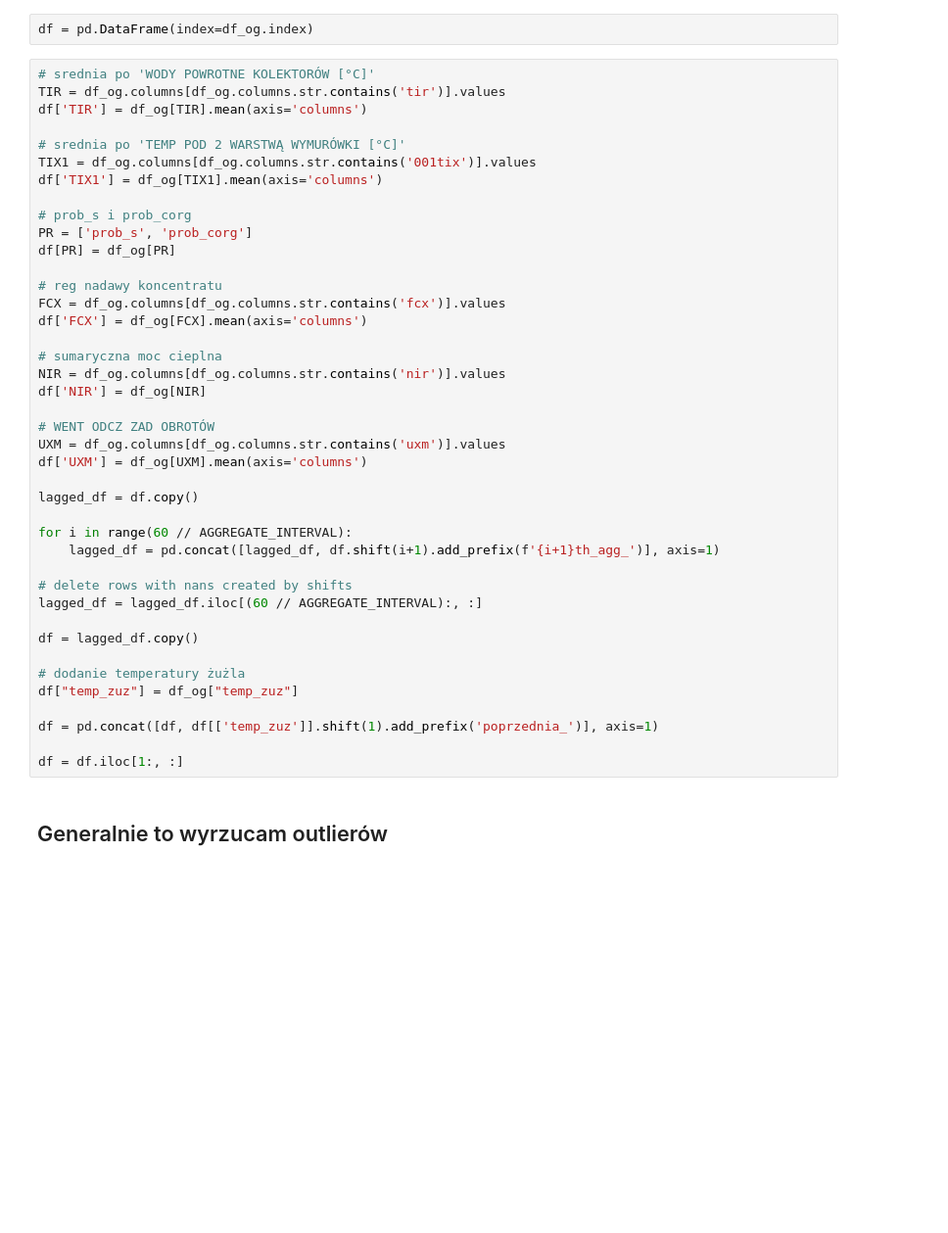
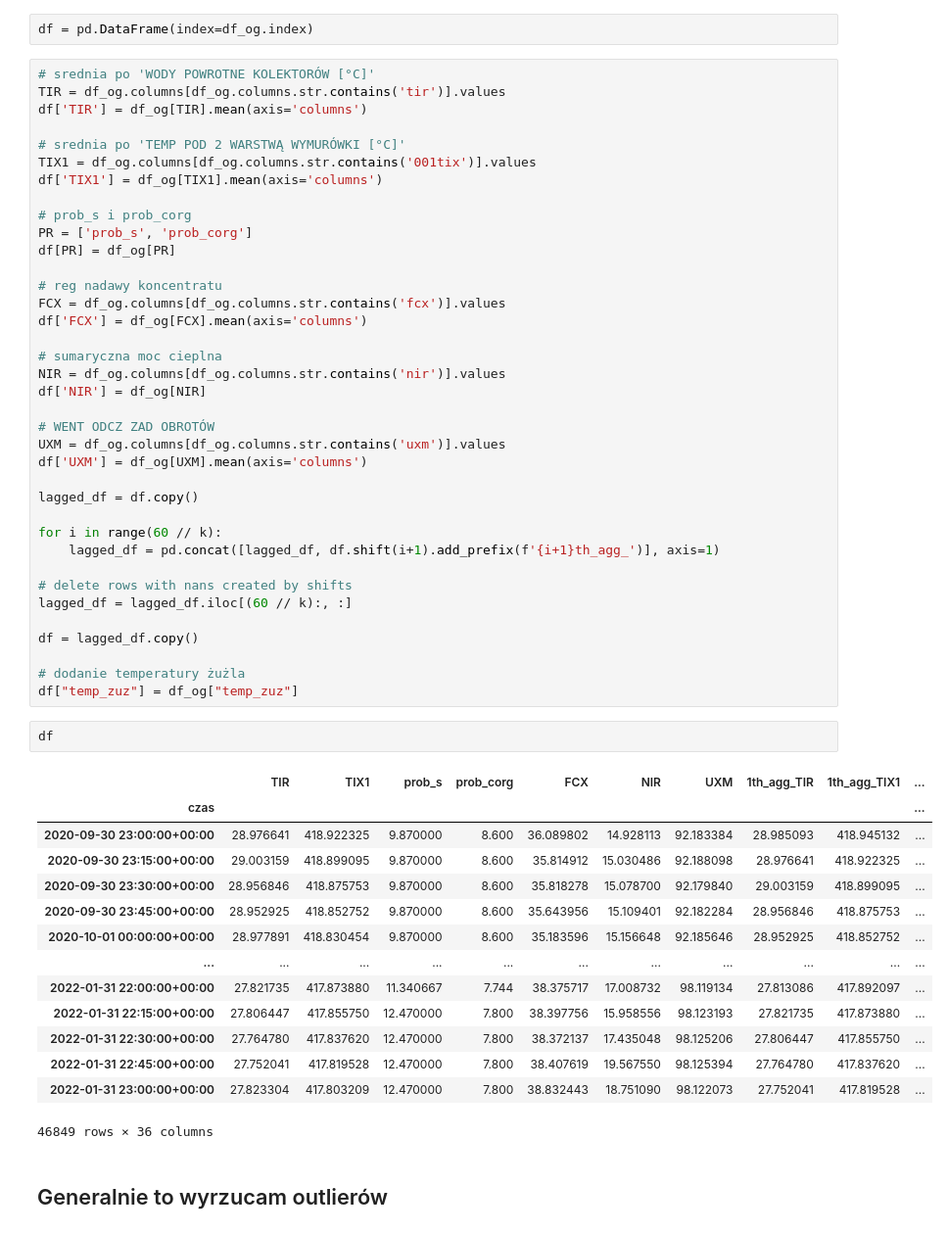
Before and after one commit to falowane-garnki/cuvalley, a Jupyter notebook: src/data_processing/data_processing.ipynb, the cells around one changed output. Shown at 98% size. Saved outputs shown, nothing was run; the diff lists cells and outputs as text; blank space fills up the shorter version.

```diff
--- a/src/data_processing/data_processing.ipynb
+++ b/src/data_processing/data_processing.ipynb
@@ -47,20 +47,33 @@ df['UXM'] = df_og[UXM].mean(axis='columns')
 
 lagged_df = df.copy()
 
-for i in range(60 // AGGREGATE_INTERVAL):
+for i in range(60 // k):
     lagged_df = pd.concat([lagged_df, df.shift(i+1).add_prefix(f'{i+1}th_agg_')], axis=1)
 
 # delete rows with nans created by shifts
-lagged_df = lagged_df.iloc[(60 // AGGREGATE_INTERVAL):, :]
+lagged_df = lagged_df.iloc[(60 // k):, :]
 
 df = lagged_df.copy()
 
 # dodanie temperatury żużla
 df["temp_zuz"] = df_og["temp_zuz"]
-
-df = pd.concat([df, df[['temp_zuz']].shift(1).add_prefix('poprzednia_')], axis=1)
-
-df = df.iloc[1:, :]
+# %%
+df
+# %% [output]
+|  | TIR | TIX1 | prob_s | prob_corg | FCX | NIR | UXM | 1th_agg_TIR | 1th_agg_TIX1 | ... |
+| czas |  |  |  |  |  |  |  |  |  | ... |
+| 2020-09-30 23:00:00+00:00 | 28.976641 | 418.922325 | 9.870000 | 8.600 | 36.089802 | 14.928113 | 92.183384 | 28.985093 | 418.945132 | ... |
+| 2020-09-30 23:15:00+00:00 | 29.003159 | 418.899095 | 9.870000 | 8.600 | 35.814912 | 15.030486 | 92.188098 | 28.976641 | 418.922325 | ... |
+| 2020-09-30 23:30:00+00:00 | 28.956846 | 418.875753 | 9.870000 | 8.600 | 35.818278 | 15.078700 | 92.179840 | 29.003159 | 418.899095 | ... |
+| 2020-09-30 23:45:00+00:00 | 28.952925 | 418.852752 | 9.870000 | 8.600 | 35.643956 | 15.109401 | 92.182284 | 28.956846 | 418.875753 | ... |
+| 2020-10-01 00:00:00+00:00 | 28.977891 | 418.830454 | 9.870000 | 8.600 | 35.183596 | 15.156648 | 92.185646 | 28.952925 | 418.852752 | ... |
+| ... | ... | ... | ... | ... | ... | ... | ... | ... | ... | ... |
+| 2022-01-31 22:00:00+00:00 | 27.821735 | 417.873880 | 11.340667 | 7.744 | 38.375717 | 17.008732 | 98.119134 | 27.813086 | 417.892097 | ... |
+| 2022-01-31 22:15:00+00:00 | 27.806447 | 417.855750 | 12.470000 | 7.800 | 38.397756 | 15.958556 | 98.123193 | 27.821735 | 417.873880 | ... |
+| 2022-01-31 22:30:00+00:00 | 27.764780 | 417.837620 | 12.470000 | 7.800 | 38.372137 | 17.435048 | 98.125206 | 27.806447 | 417.855750 | ... |
+| 2022-01-31 22:45:00+00:00 | 27.752041 | 417.819528 | 12.470000 | 7.800 | 38.407619 | 19.567550 | 98.125394 | 27.764780 | 417.837620 | ... |
+| 2022-01-31 23:00:00+00:00 | 27.823304 | 417.803209 | 12.470000 | 7.800 | 38.832443 | 18.751090 | 98.122073 | 27.752041 | 417.819528 | ... |
+46849 rows × 36 columns
 # %% [markdown]
 ## Generalnie to wyrzucam outlierów
 # %%
```
Also changed, not shown: parts of 8 cells of this notebook, 8 other files.
